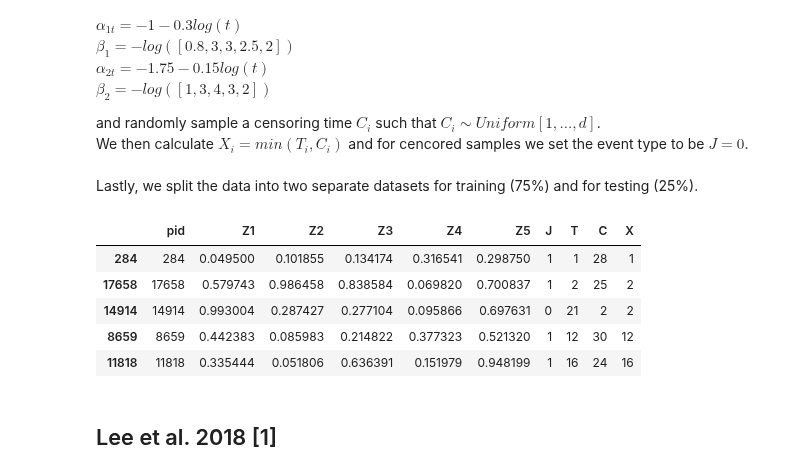
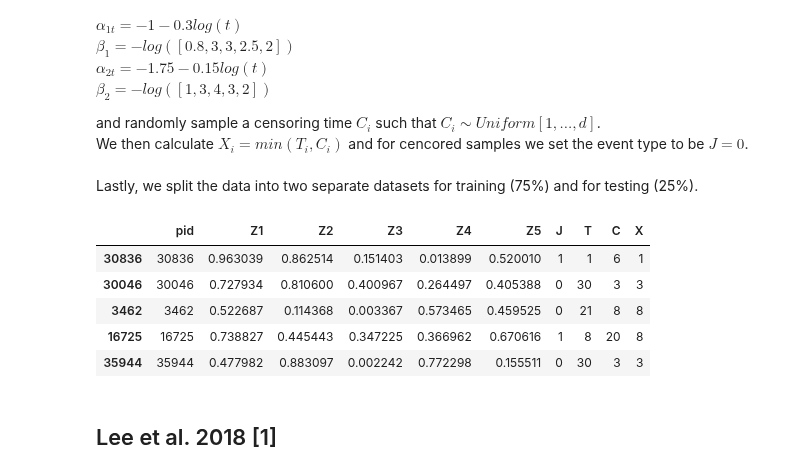
Before and after one commit to tomer1812/pydts, a Jupyter notebook: docs/Simple Simulation.ipynb, the cells around one changed output. Saved outputs shown, nothing was run; the diff lists cells and outputs as text; code cells hidden in the pictures.

```diff
--- a/docs/Simple Simulation.ipynb
+++ b/docs/Simple Simulation.ipynb
@@ -31,23 +31,23 @@ pd.set_option("display.max_rows", 500)
 warnings.filterwarnings('ignore')
 %matplotlib inline
 # %%
-n_patients = 20000
+n_patients = 50000
 n_cov = 5
 patients_df = generate_quick_start_df(n_patients=n_patients, n_cov=n_cov, d_times=30, j_events=2,
                                       pid_col='pid', seed=0)
 covariates = [f'Z{i + 1}' for i in range(n_cov)]
 
 train_df, test_df = train_test_split(patients_df, test_size=0.25)
 events = sorted(train_df['J'].unique())
 times = sorted(train_df['X'].unique())
 train_df.head()
 # %% [output]
 |  | pid | Z1 | Z2 | Z3 | Z4 | Z5 | J | T | C | X |
-| 284 | 284 | 0.049500 | 0.101855 | 0.134174 | 0.316541 | 0.298750 | 1 | 1 | 28 | 1 |
-| 17658 | 17658 | 0.579743 | 0.986458 | 0.838584 | 0.069820 | 0.700837 | 1 | 2 | 25 | 2 |
-| 14914 | 14914 | 0.993004 | 0.287427 | 0.277104 | 0.095866 | 0.697631 | 0 | 21 | 2 | 2 |
-| 8659 | 8659 | 0.442383 | 0.085983 | 0.214822 | 0.377323 | 0.521320 | 1 | 12 | 30 | 12 |
-| 11818 | 11818 | 0.335444 | 0.051806 | 0.636391 | 0.151979 | 0.948199 | 1 | 16 | 24 | 16 |
+| 30836 | 30836 | 0.963039 | 0.862514 | 0.151403 | 0.013899 | 0.520010 | 1 | 1 | 6 | 1 |
+| 30046 | 30046 | 0.727934 | 0.810600 | 0.400967 | 0.264497 | 0.405388 | 0 | 30 | 3 | 3 |
+| 3462 | 3462 | 0.522687 | 0.114368 | 0.003367 | 0.573465 | 0.459525 | 0 | 21 | 8 | 8 |
+| 16725 | 16725 | 0.738827 | 0.445443 | 0.347225 | 0.366962 | 0.670616 | 1 | 8 | 20 | 8 |
+| 35944 | 35944 | 0.477982 | 0.883097 | 0.002242 | 0.772298 | 0.155511 | 0 | 30 | 3 | 3 |
 # %% [markdown]
 ## Lee et al. 2018 [1]
 # %% [markdown]
```
Also changed, not shown: parts of 7 cells of this notebook.
